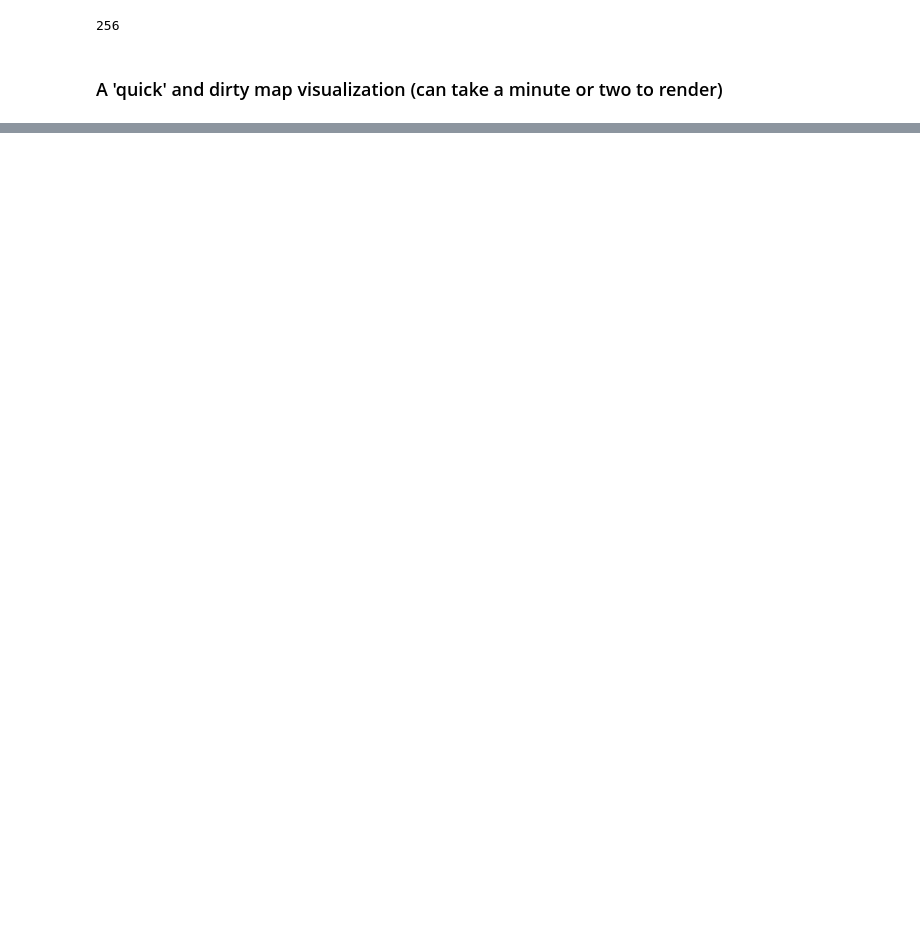
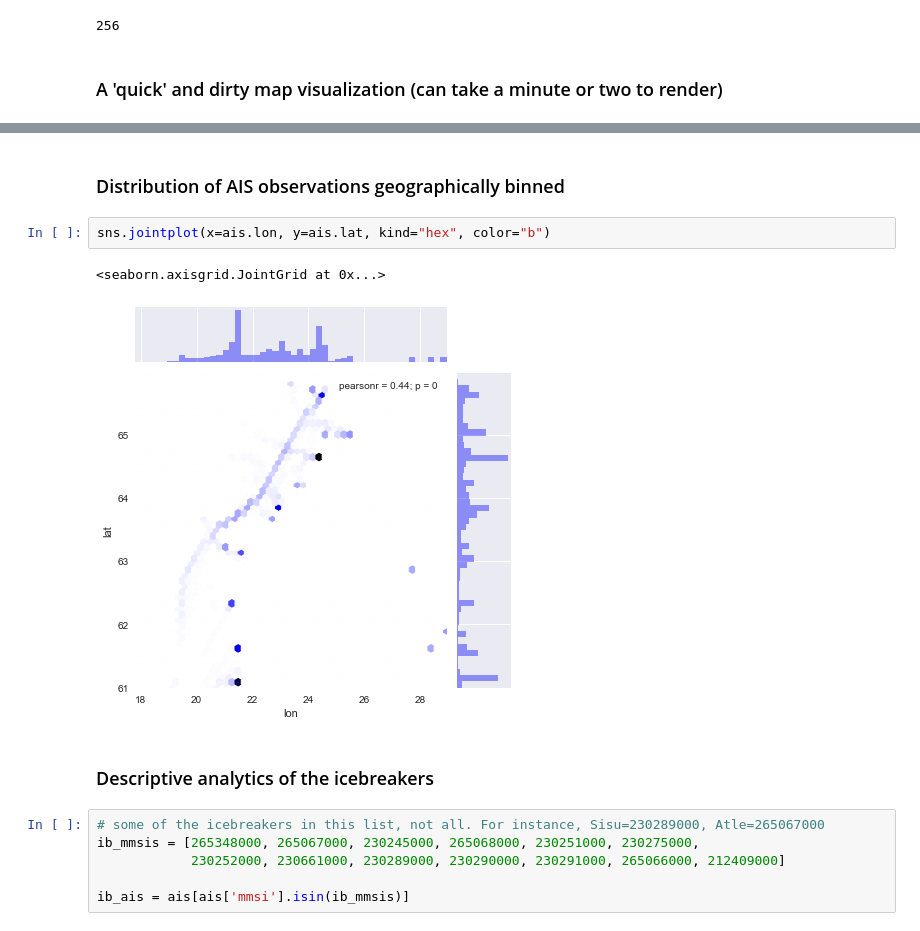
Before and after one commit to timole/iceml, a Jupyter notebook: analysis/descriptive-analysis-of-ais-data.ipynb, the cells around one changed output, grey strips where cells are left out. Drawn from its saved outputs; the diff is of its cells as text; blank space fills up the shorter version.

Commit message:
Descriptive analytics of the icebreakers

```diff
--- a/analysis/descriptive-analysis-of-ais-data.ipynb
+++ b/analysis/descriptive-analysis-of-ais-data.ipynb
@@ -38,0 +50,15 @@ plt.scatter(df.lon, df.lat)
+# %% [markdown]
+### Distribution of AIS observations geographically binned
+# %%
+sns.jointplot(x=ais.lon, y=ais.lat, kind="hex", color="b")
+# %% [output]
+<seaborn.axisgrid.JointGrid at 0x...>
+[figure, added]
+# %% [markdown]
+### Descriptive analytics of the icebreakers
+# %%
+# some of the icebreakers in this list, not all. For instance, Sisu=230289000, Atle=265067000
+ib_mmsis = [265348000, 265067000, 230245000, 265068000, 230251000, 230275000,
+            230252000, 230661000, 230289000, 230290000, 230291000, 265066000, 212409000]
+
+ib_ais = ais[ais['mmsi'].isin(ib_mmsis)]
```
Also changed, not shown: parts of 31 cells of this notebook.
